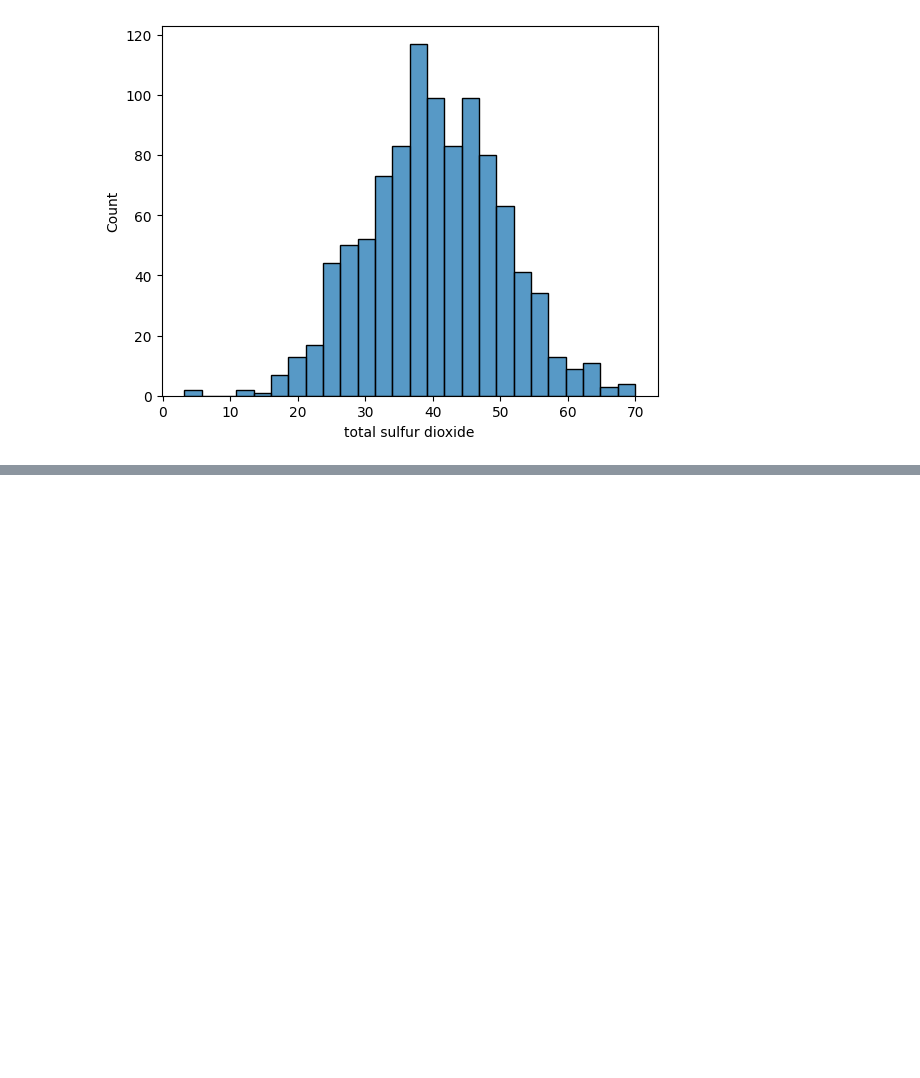
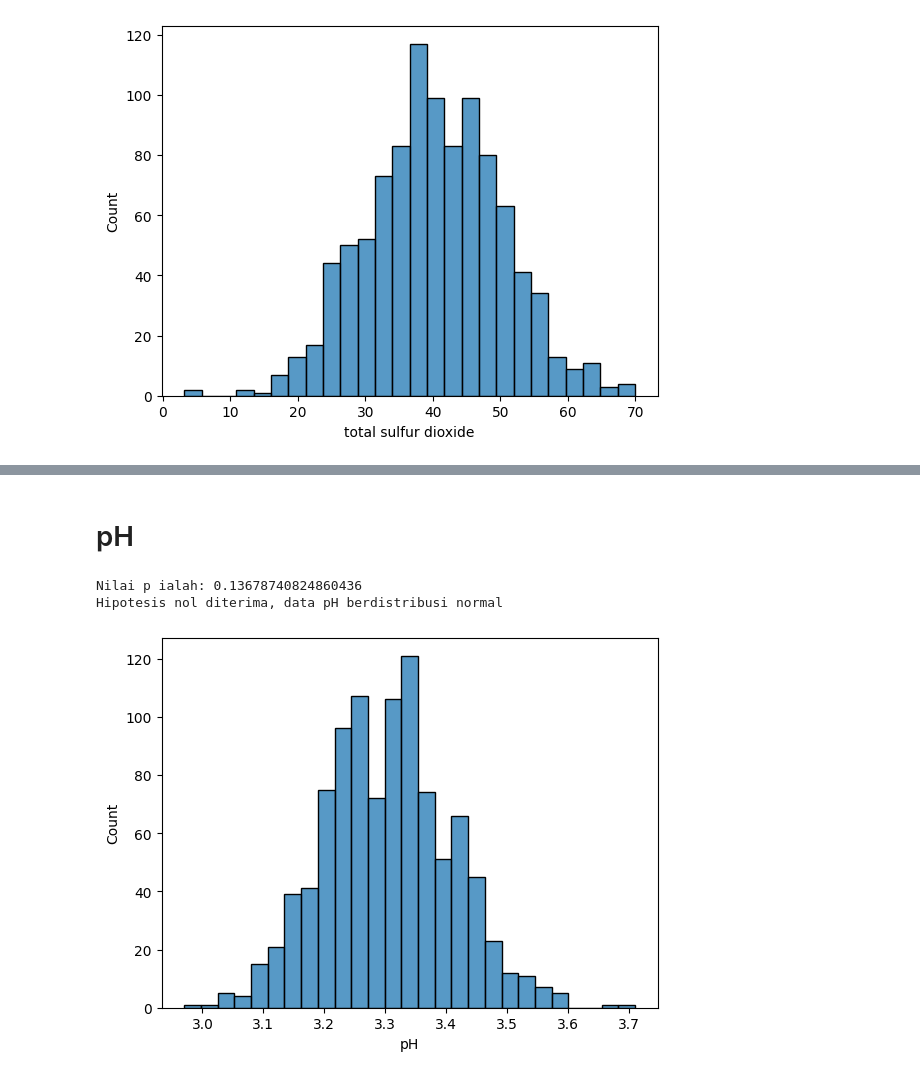
Before and after one commit to goodgirlwannabe/wine, a Jupyter notebook: wine.ipynb, the cells around one changed output, grey strips where cells are left out. Cells and saved outputs as stored; diff of their text form; code cells hidden in the pictures; blank space fills up the shorter version.

```diff
--- a/wine.ipynb
+++ b/wine.ipynb
@@ -1283,0 +1300,16 @@ Hipotesis nol diterima, data total sulfur dioxide berdistribusi normal
+# %% [markdown]
+# pH
+# %%
+stat, p = sp.normaltest(df['pH'])
+a = 0.05
+print(f"Nilai p ialah: {p}")
+if p < a:
+        print('Hipotesis nol ditolak, data pH tidak berdistribusi normal')
+else:
+        print('Hipotesis nol diterima, data pH berdistribusi normal')
+sns.histplot(df['pH'])
+plt.show()
+# %% [output]
+Nilai p ialah: 0.13678740824860436
+Hipotesis nol diterima, data pH berdistribusi normal
+[figure, added]
```
Also changed, not shown: parts of 7 cells of this notebook.
